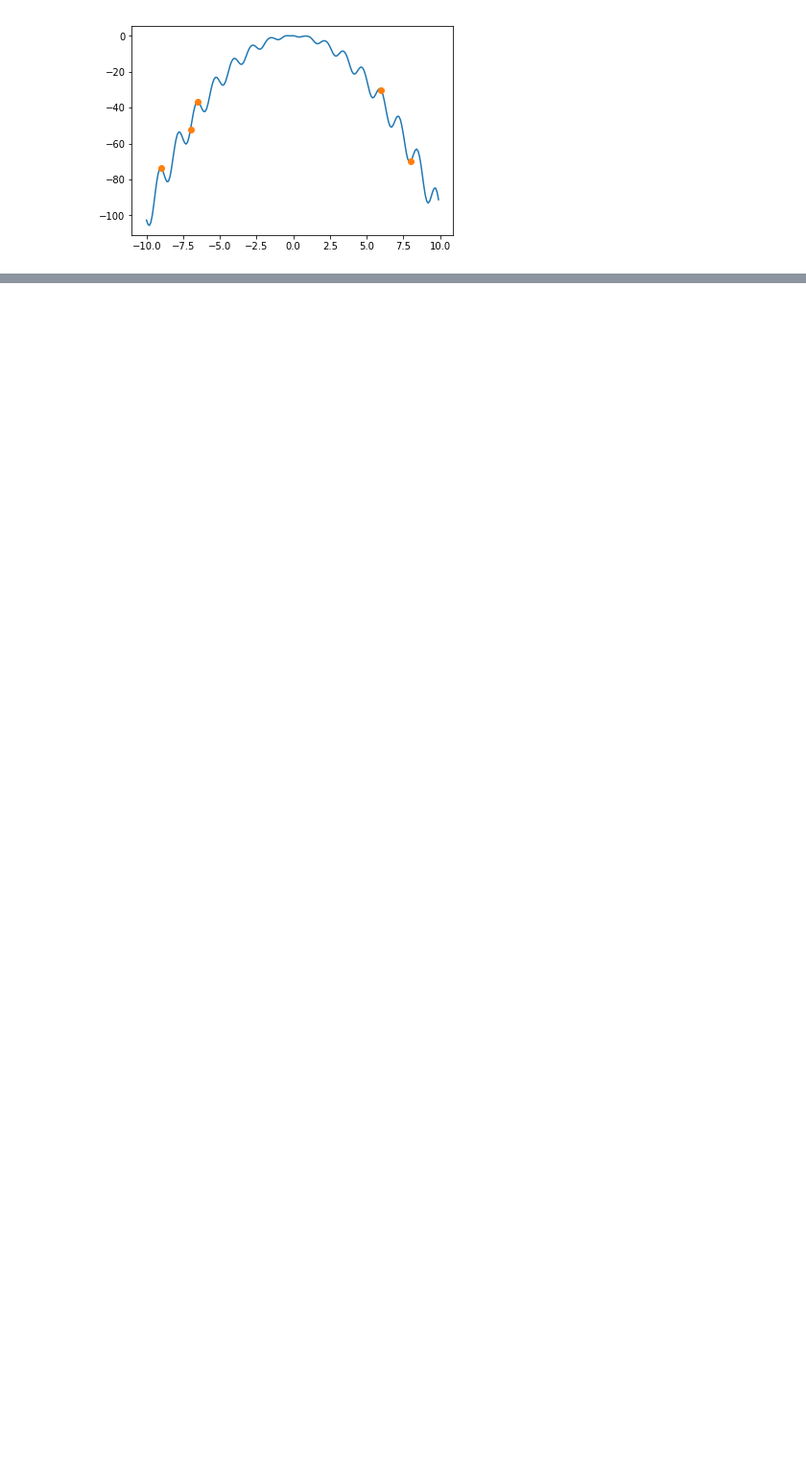
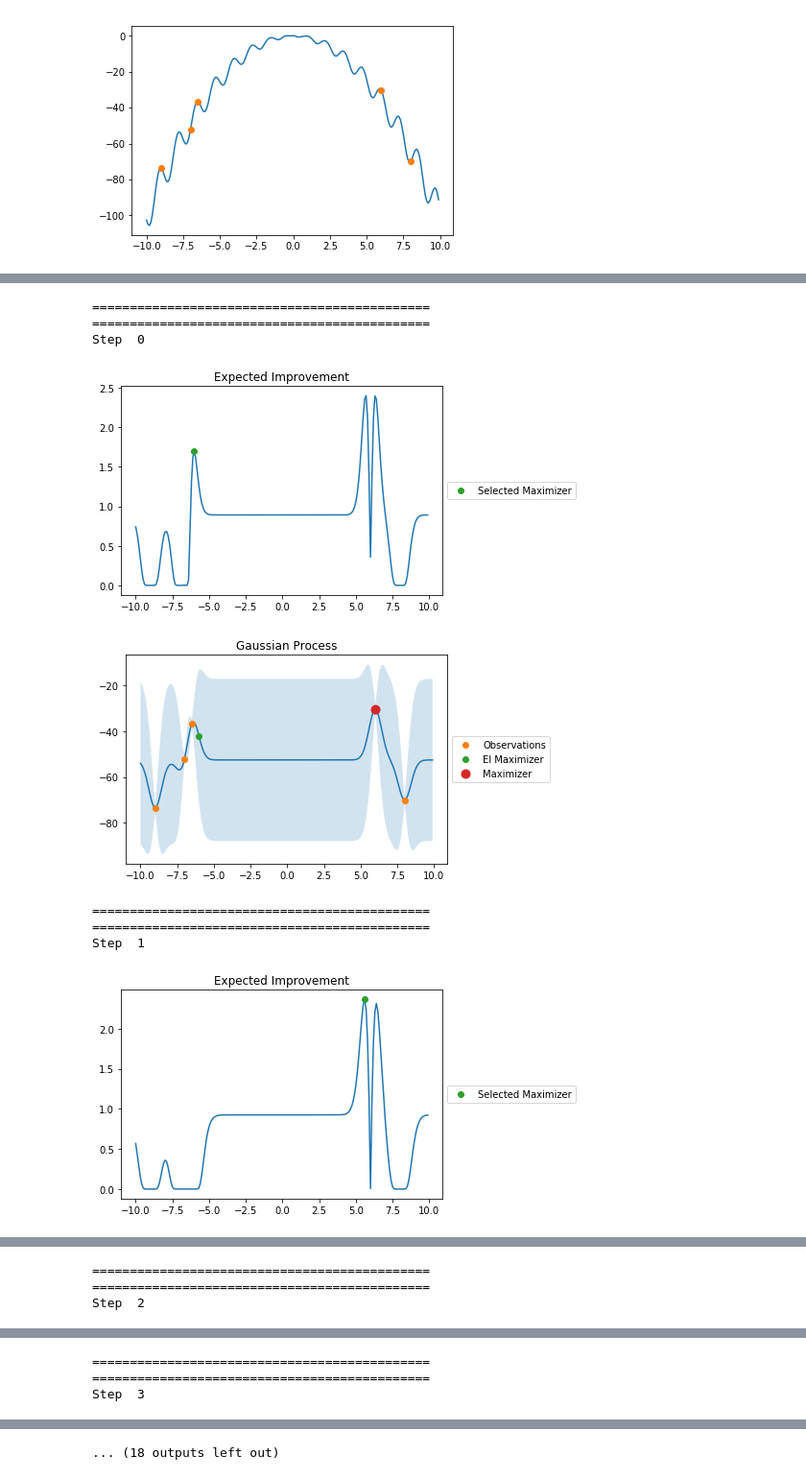
Before and after one commit to Lunderman/LMP19, a Jupyter notebook: examples/GBO_Expected_Improvement_1D.ipynb, the cells around one changed output, grey strips where cells are left out. Shown at 96% size. Cells and saved outputs as stored; diff of their text form; code cells hidden in the pictures; blank space fills up the shorter version.

```diff
--- a/examples/GBO_Expected_Improvement_1D.ipynb
+++ b/examples/GBO_Expected_Improvement_1D.ipynb
@@ -44,7 +46,7 @@ plt.show()
 GBO = LMP19.Estimation.GBO(func,1,X,y,bounds)
 # %%
 # Run GBO for set number of iterations
-nSteps = 20
+nSteps = 10
 ii = np.argmax(GBO.y)
 s=7
 for kk in range(nSteps):
@@ -52,30 +54,40 @@ for kk in range(nSteps):
     GBO.Expected_Improvement()
     print('=============================================')
     print('=============================================')
     print('Step ',kk)
     EI_yy = []
     for val in xx:
         EI_yy.append(-GBO.EI(val))
     plt.plot(xx,EI_yy)
     plt.plot(GBO.X[-1,:],-GBO.EI(GBO.X[-1,:]),'o',color='C2',label='Selected Maximizer')
     plt.legend(loc='center left', bbox_to_anchor=(1, 0.5))
     plt.title('Expected Improvement')
     plt.show()
 
     Y_hat,sigma = GBO.GP.predict(xx,return_std=True)
     plt.fill_between(np.ravel(xx),np.ravel(Y_hat)-2*sigma,np.ravel(Y_hat)+2*sigma,alpha=0.2)
     plt.plot(xx,np.ravel(Y_hat))
     plt.plot(GBO.X[:-1,:],GBO.y[:-1,:],'o',color='C1',label='Observations')
     plt.plot(GBO.X[-1,:],GBO.y[-1,:],'o',color='C2',label='EI Maximizer')
 
     tmp = np.argmax(GBO.y)
     if tmp == ii:
         s += 2
     else:
         ii = tmp
         s = 7
 
     plt.plot(GBO.X[ii,:],GBO.y[ii,0],'o',markersize=s,color='C3',label='Maximizer')
     plt.title('Gaussian Process')
     plt.legend(loc='center left', bbox_to_anchor=(1, 0.5))
     plt.show()
+# %% [output]
+=============================================
+=============================================
+Step  0
+[figure, added]
+[figure, added]
+=============================================
+=============================================
+Step  1
+[figure, added]
@@ -81,0 +95,3 @@ for kk in range(nSteps):
+=============================================
+=============================================
+Step  2
@@ -81,0 +100,3 @@ for kk in range(nSteps):
+=============================================
+=============================================
+Step  3
@@ -82,3 +105,4 @@ for kk in range(nSteps):
+... (18 outputs left out)
 # %%
 plt.plot(np.arange(nSteps),[np.max(GBO.y[:nPts+kk,0]) for kk in range(nSteps)])
 plt.ylabel('Max y value')
```
Also changed, not shown: parts of 3 cells of this notebook.
